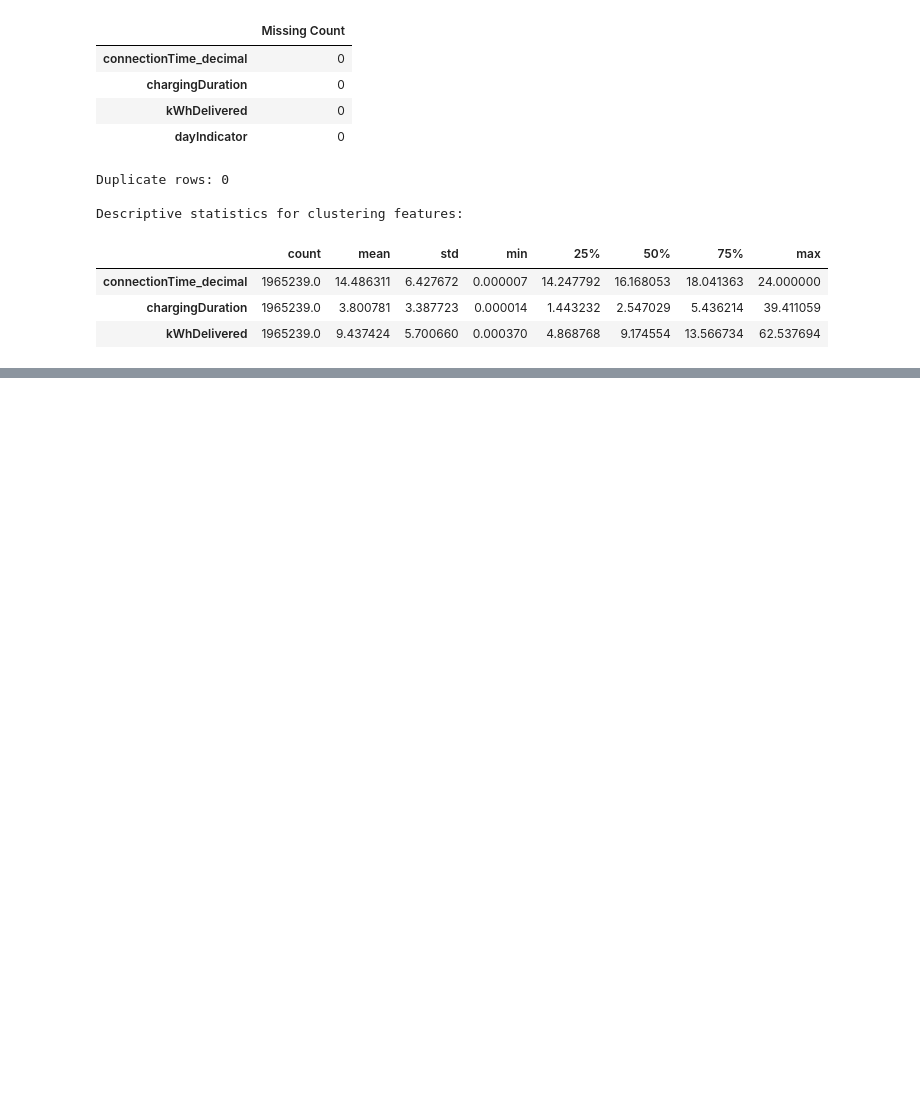
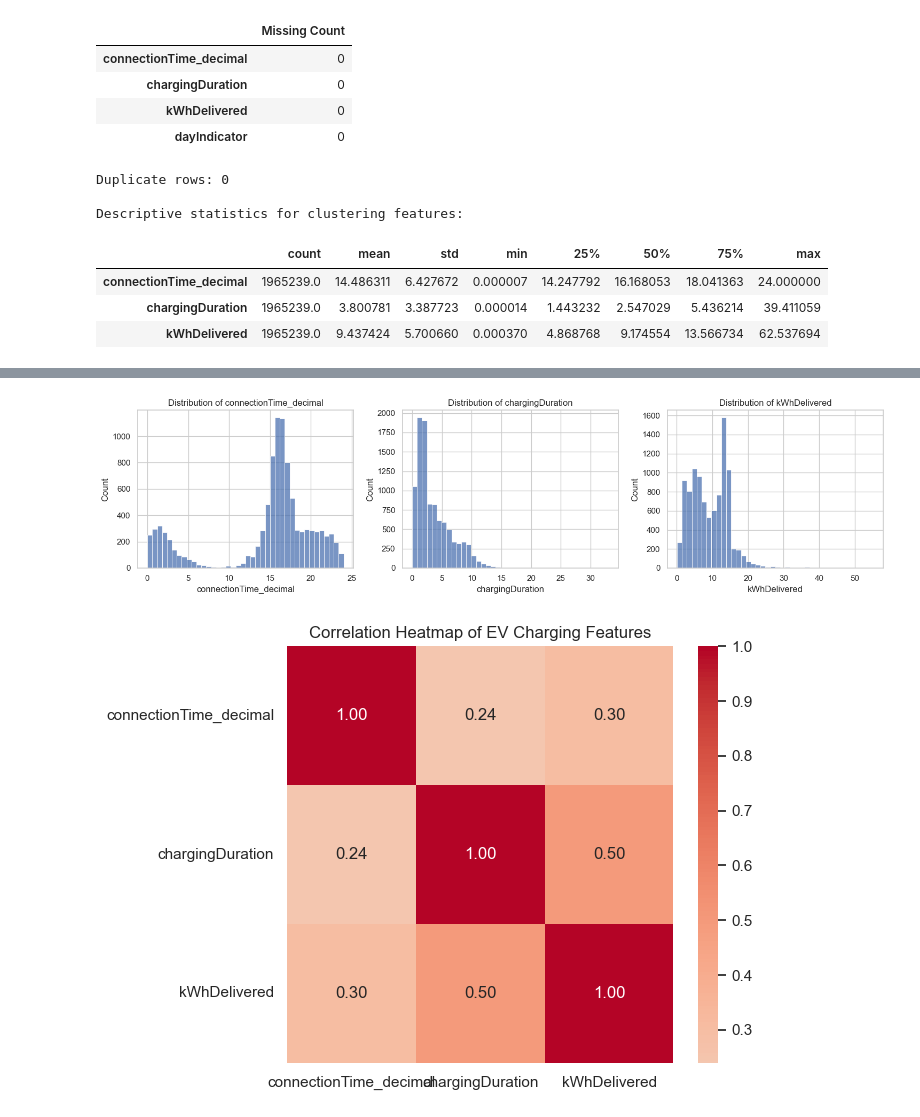
Before and after one commit to Roots26Hz/ChargeIQ, a Jupyter notebook: notebooks/clustering.ipynb, the cells around one changed output, grey strips where cells are left out. Drawn from its saved outputs; the diff is of its cells as text; code cells hidden in the pictures; blank space fills up the shorter version.

```diff
--- a/notebooks/clustering.ipynb
+++ b/notebooks/clustering.ipynb
@@ -139,0 +146,16 @@ Descriptive statistics for clustering features:
+# %%
+df_clean = df.copy()
+
+for col in features:
+    df_clean[col] = pd.to_numeric(df_clean[col], errors="coerce")
+
+# Replace infinite values with missing values so they can be imputed
+df_clean[features] = df_clean[features].replace([np.inf, -np.inf], np.nan)
+
+# Remove rows with no usable values among the selected features
+df_clean = df_clean.dropna(subset=features, how="all").copy()
+
+print("Rows before cleaning:", len(df))
+print("Rows retained for clustering:", len(df_clean))
+print("\nMissing values remaining in selected features:")
+display(df_clean[features].isnull().sum().to_frame("Missing Count"))
@@ -139,0 +177,28 @@ Descriptive statistics for clustering features:
+# %%
+eda_data = df_clean[features].copy()
+eda_data = eda_data.fillna(eda_data.median(numeric_only=True))
+eda_data = eda_data.sample(n=min(10000, len(eda_data)), random_state=RANDOM_STATE)
+
+fig, axes = plt.subplots(1, 3, figsize=(15, 4))
+for ax, col in zip(axes, features):
+    sns.histplot(eda_data[col], bins=40, ax=ax)
+    ax.set_title(f"Distribution of {col}")
+    ax.set_xlabel(col)
+    ax.set_ylabel("Count")
+plt.tight_layout()
+plt.show()
+
+plt.figure(figsize=(7, 5))
+sns.heatmap(
+    eda_data[features].corr(),
+    annot=True,
+    fmt=".2f",
+    cmap="coolwarm",
+    center=0
+)
+plt.title("Correlation Heatmap of EV Charging Features")
+plt.tight_layout()
+plt.show()
+# %% [output]
+[figure, added]
+[figure, added]
```
Also changed, not shown: parts of 5 cells of this notebook.
